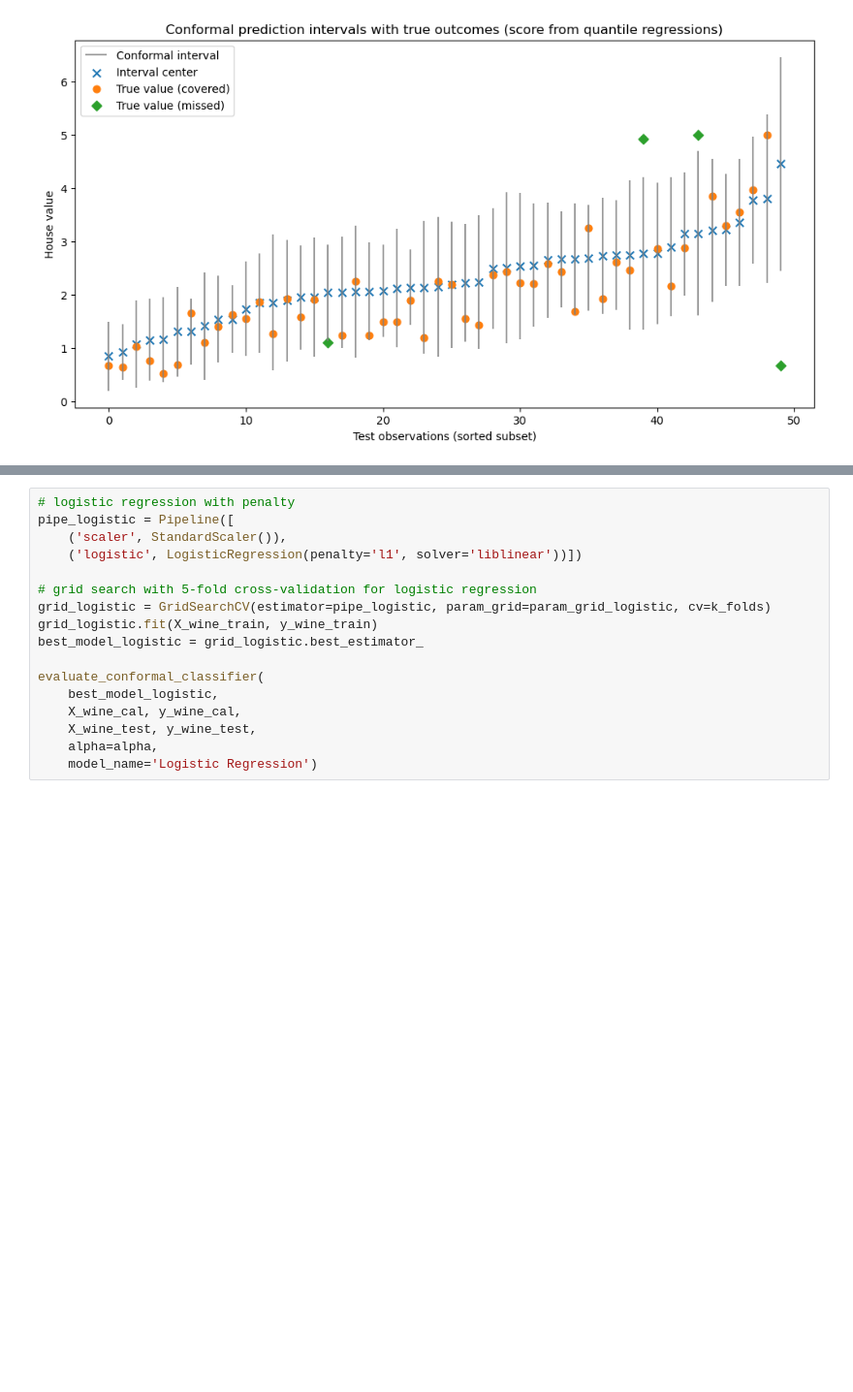
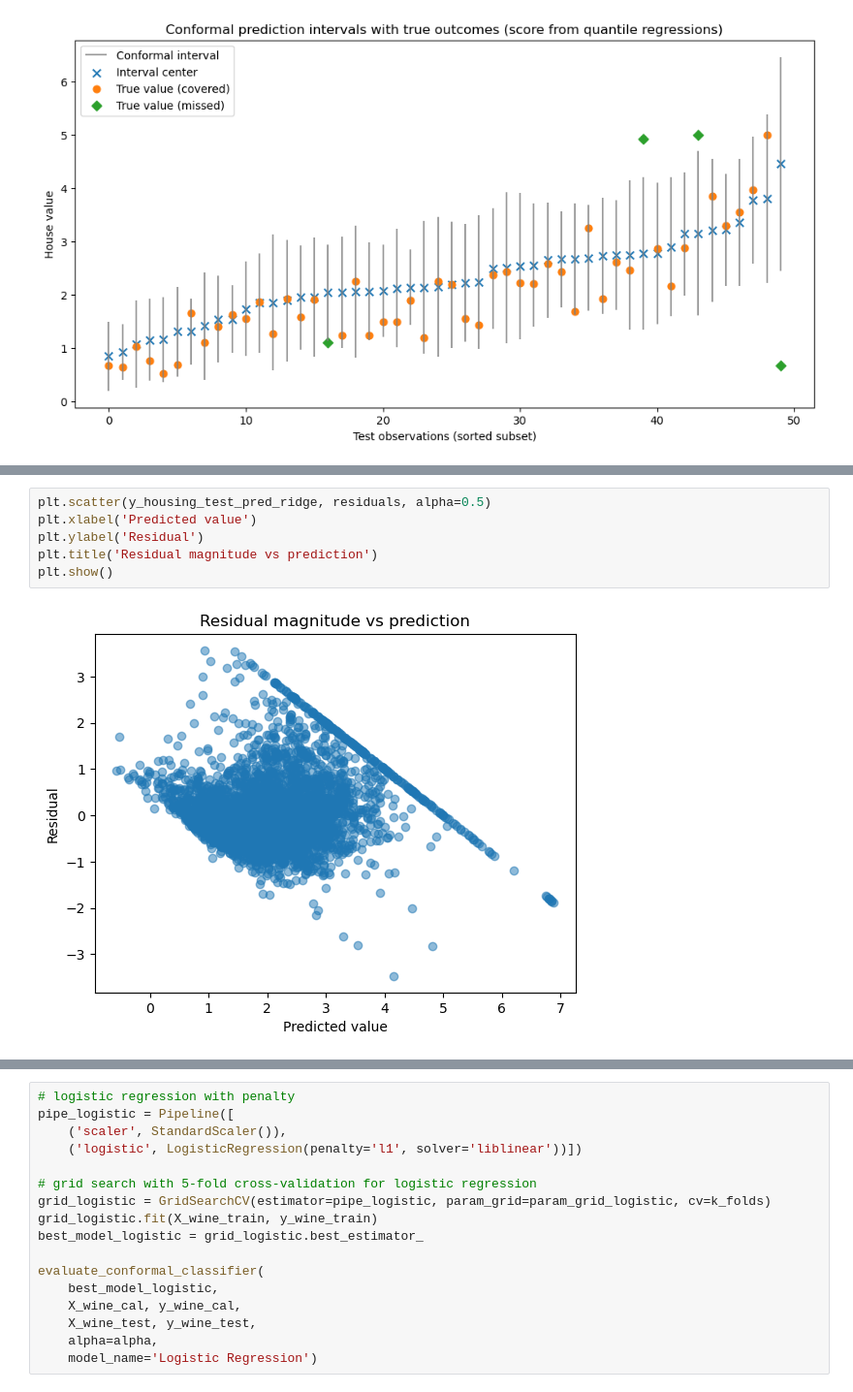
Before and after one commit to emilyfu1/assignments_ML, a Jupyter notebook: EmilyFu_A3.ipynb, the cells around one changed output, grey strips where cells are left out. Shown at 97% size. Cells and saved outputs as stored; diff of their text form; blank space fills up the shorter version.

```diff
--- a/EmilyFu_A3.ipynb
+++ b/EmilyFu_A3.ipynb
@@ -346,3 +358,11 @@ Like we saw in the lectures, the point prediction score yields conformal interva
+# %%
+plt.scatter(y_housing_test_pred_ridge, residuals, alpha=0.5)
+plt.xlabel('Predicted value')
+plt.ylabel('Residual')
+plt.title('Residual magnitude vs prediction')
+plt.show()
+# %% [output]
+[figure, added]
 # %% [markdown]
 ## Discrete Classification
 
```
Also changed, not shown: parts of 7 cells of this notebook.
